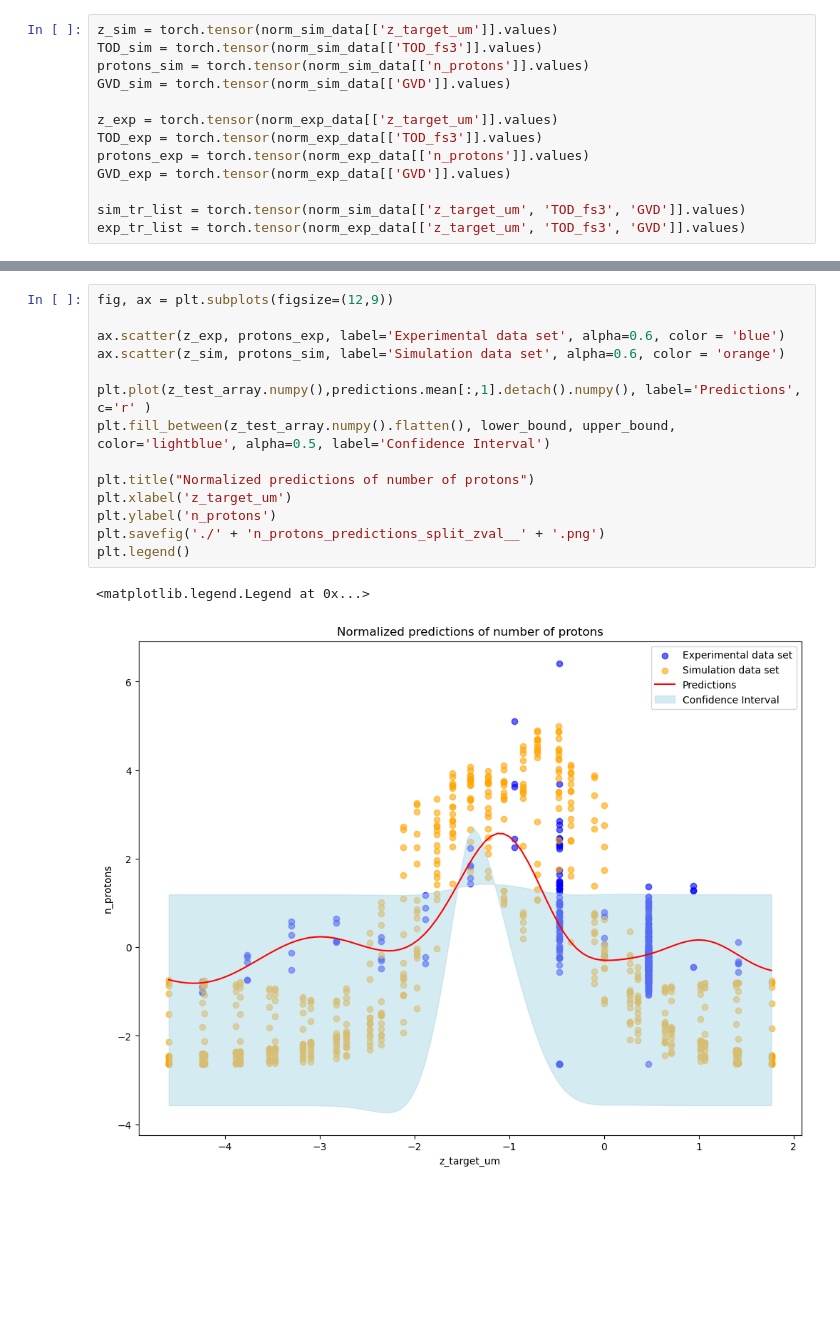
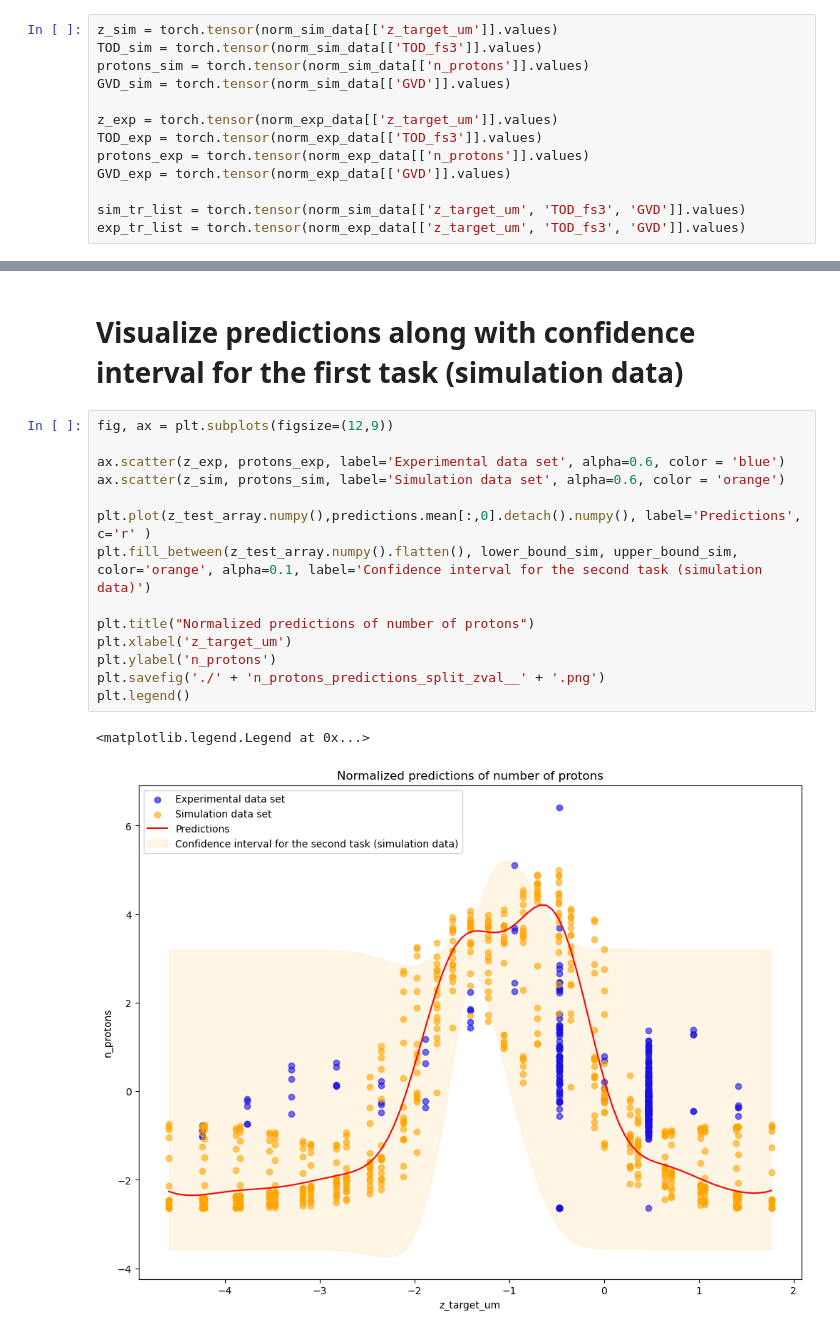
Before and after one commit to BLAST-AI-ML/synapse, a Jupyter notebook: ml/GP_training/MultiTaskGP_training.ipynb, the cells around one changed output, grey strips where cells are left out. Cells and saved outputs as stored; diff of their text form; blank space fills up the shorter version.

```diff
--- a/ml/GP_training/MultiTaskGP_training.ipynb
+++ b/ml/GP_training/MultiTaskGP_training.ipynb
@@ -258,17 +265,19 @@ for fixed_tod_val in [tod_max]:#np.linspace(0,tod_max, 3):
-# %%
-fig, ax = plt.subplots(figsize=(12,9))
-
-ax.scatter(z_exp, protons_exp, label='Experimental data set', alpha=0.6, color = 'blue')
-ax.scatter(z_sim, protons_sim, label='Simulation data set', alpha=0.6, color = 'orange')
-
-plt.plot(z_test_array.numpy(),predictions.mean[:,1].detach().numpy(), label='Predictions', c='r' )
-plt.fill_between(z_test_array.numpy().flatten(), lower_bound, upper_bound, color='lightblue', alpha=0.5, label='Confidence Interval')
-
-plt.title("Normalized predictions of number of protons")
-plt.xlabel('z_target_um')
-plt.ylabel('n_protons')
-plt.savefig('./' + 'n_protons_predictions_split_zval__' + '.png')
-plt.legend()
-# %% [output]
-<matplotlib.legend.Legend at 0x...>
-[figure, removed]
+# %% [markdown]
+# Visualize predictions along with confidence interval for the first task (simulation data)
+# %%
+fig, ax = plt.subplots(figsize=(12,9))
+
+ax.scatter(z_exp, protons_exp, label='Experimental data set', alpha=0.6, color = 'blue')
+ax.scatter(z_sim, protons_sim, label='Simulation data set', alpha=0.6, color = 'orange')
+
+plt.plot(z_test_array.numpy(),predictions.mean[:,0].detach().numpy(), label='Predictions', c='r' )
+plt.fill_between(z_test_array.numpy().flatten(), lower_bound_sim, upper_bound_sim, color='orange', alpha=0.1, label='Confidence interval for the second task (simulation data)')
+
+plt.title("Normalized predictions of number of protons")
+plt.xlabel('z_target_um')
+plt.ylabel('n_protons')
+plt.savefig('./' + 'n_protons_predictions_split_zval__' + '.png')
+plt.legend()
+# %% [output]
+<matplotlib.legend.Legend at 0x...>
+[figure, added]
```
Also changed, not shown: parts of 4 cells of this notebook.
